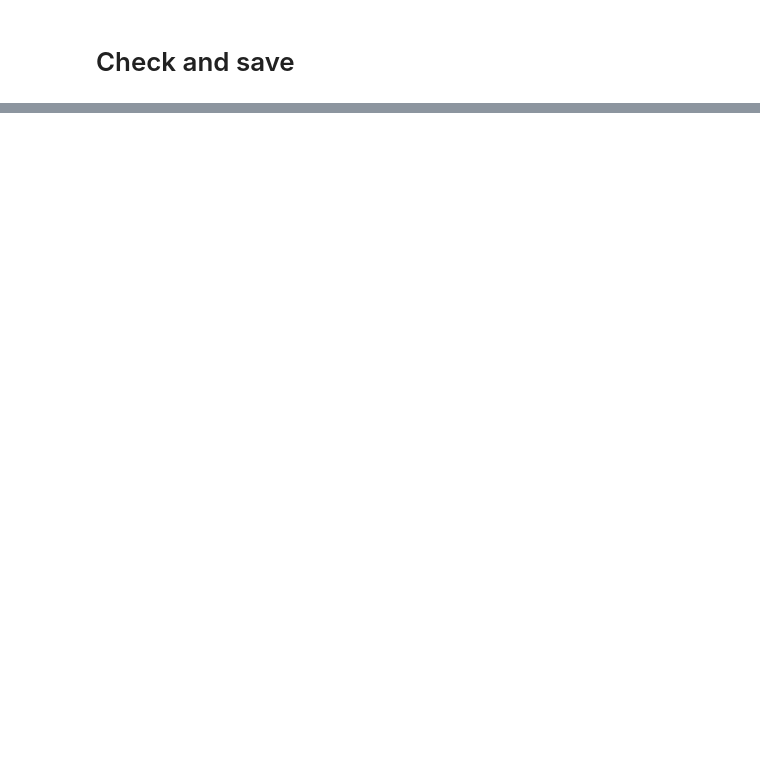
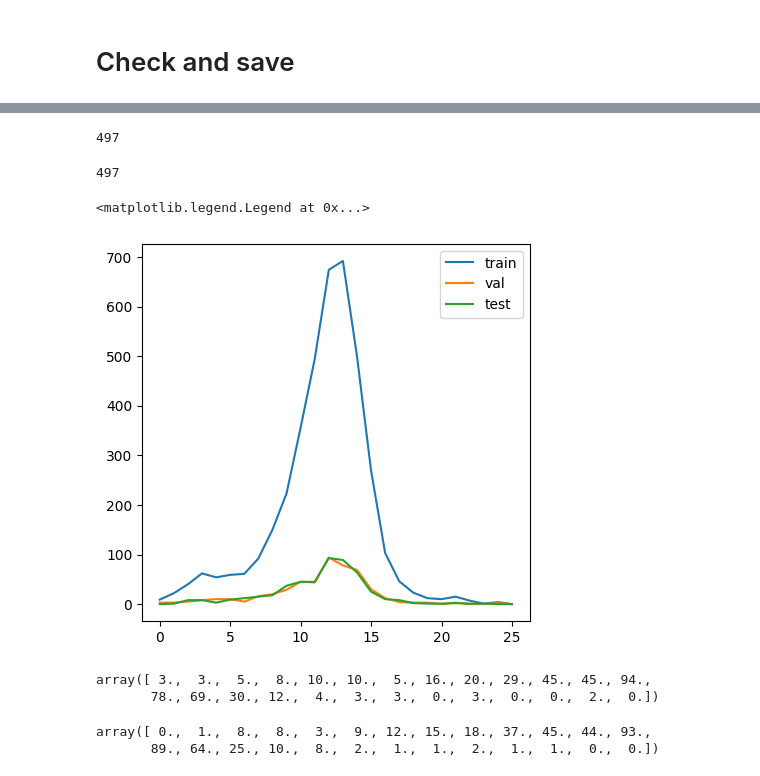
Before and after one commit to labstructbioinf/HAMPpred, a Jupyter notebook: notebooks/steps/2a_prepare_datasets.ipynb, the cells around one changed output, grey strips where cells are left out. Cells and saved outputs as stored; diff of their text form; code cells hidden in the pictures; blank space fills up the shorter version.

```diff
--- a/notebooks/steps/2a_prepare_datasets.ipynb
+++ b/notebooks/steps/2a_prepare_datasets.ipynb
@@ -225,0 +127,20 @@ pd.concat([
+# %%
+tmp_df = data_df[data_df['class'] == 'val']
+# %%
+split_pos = round(len(tmp_df) / 2)
+# %%
+test_df = tmp_df.iloc[:split_pos].copy().reset_index(drop=True)
+test_df['train_seq'] = test_df['n_seq'].apply(lambda x:x[1:-1]) + test_df['c_seq'].apply(lambda x:x[1:-1])
+test_df = test_df[['group', 'n_rot', 'c_rot', 'rot', 'n_crick_mut', 'c_crick_mut',
+       'rot_mean', 'rot_std', 'sequence', 'class', 'train_seq', 'n_seq',
+       'c_seq']]
+# %%
+train_val_df = pd.concat([
+    data_df[data_df['class'] == 'train'],
+    tmp_df.iloc[split_pos:]
+]).reset_index(drop=True)
+
+train_val_df['train_seq'] = train_val_df['n_seq'].apply(lambda x:x[1:-1]) + train_val_df['c_seq'].apply(lambda x:x[1:-1])
+train_val_df = train_val_df[['group', 'n_rot', 'c_rot', 'rot', 'n_crick_mut', 'c_crick_mut',
+       'rot_mean', 'rot_std', 'sequence', 'class', 'train_seq', 'n_seq',
+       'c_seq']]
@@ -225,0 +162,32 @@ pd.concat([
+# %%
+len(train_val_df[train_val_df['class'] == 'val'])
+# %% [output]
+497
+# %%
+len(test_df[test_df['class'] == 'val'])
+# %% [output]
+497
+# %%
+train_dist = calc_balance(train_val_df, 'train', norm=False)
+val_dist = calc_balance(train_val_df, 'val', norm=False)
+test_dist = calc_balance(test_df, 'val', norm=False)
+
+fig, ax = plt.subplots(1, 1, figsize=(5, 5), dpi=100)
+
+ax.plot(train_dist, label='train')
+ax.plot(val_dist, label='val')
+ax.plot(test_dist, label='test')
+ax.legend()
+# %% [output]
+<matplotlib.legend.Legend at 0x...>
+[figure, added]
+# %%
+val_dist
+# %% [output]
+array([ 3.,  3.,  5.,  8., 10., 10.,  5., 16., 20., 29., 45., 45., 94.,
+       78., 69., 30., 12.,  4.,  3.,  3.,  0.,  3.,  0.,  0.,  2.,  0.])
+# %%
+test_dist
+# %% [output]
+array([ 0.,  1.,  8.,  8.,  3.,  9., 12., 15., 18., 37., 45., 44., 93.,
+       89., 64., 25., 10.,  8.,  2.,  1.,  1.,  2.,  1.,  1.,  0.,  0.])
```
Also changed, not shown: parts of 26 cells of this notebook, 8 other files.
